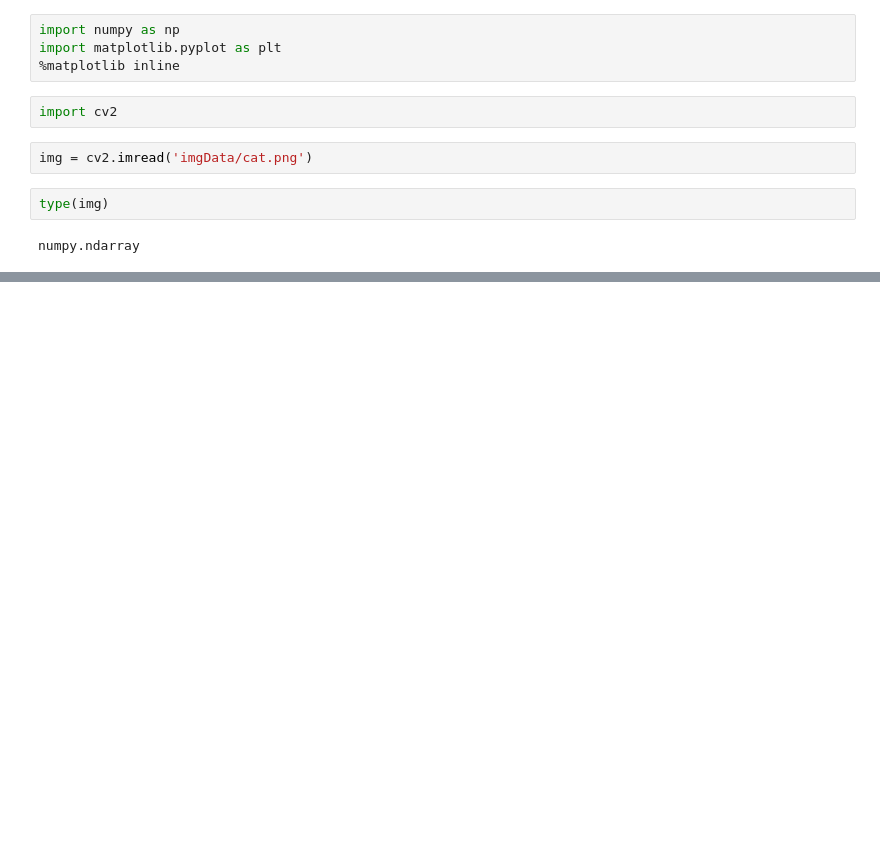
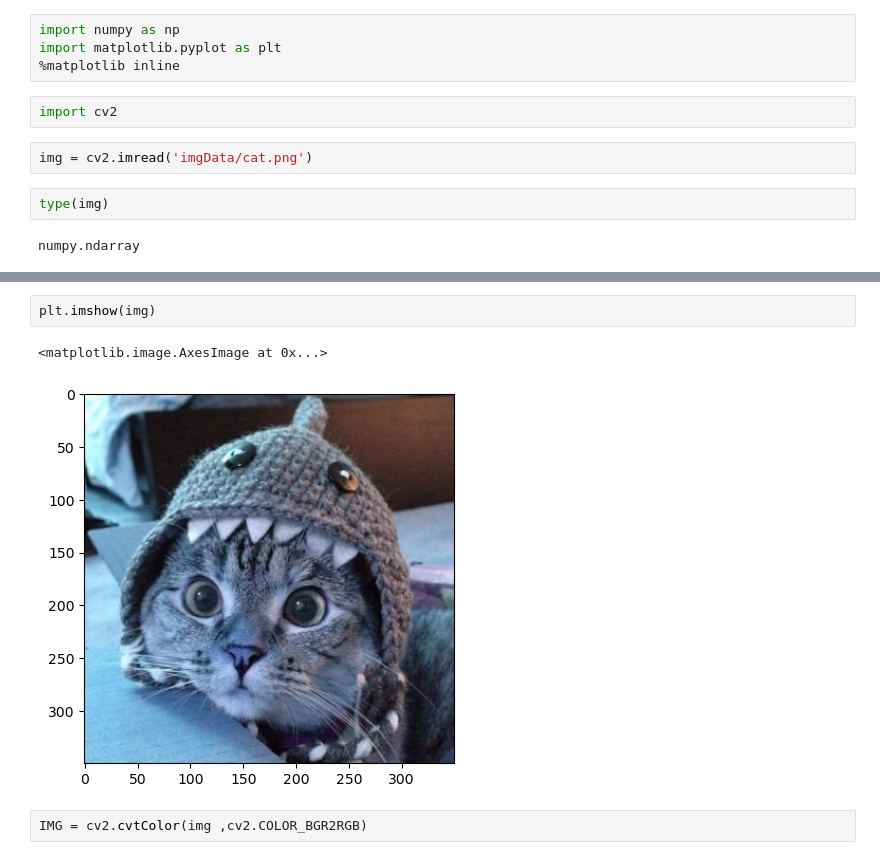
Before and after one commit to dazz-6/MachineLearning, a Jupyter notebook: OpenCV/compv.ipynb, the cells around one changed output, grey strips where cells are left out. Cells and saved outputs as stored; diff of their text form; blank space fills up the shorter version.

```diff
--- a/OpenCV/compv.ipynb
+++ b/OpenCV/compv.ipynb
@@ -32,0 +21,7 @@ array([[[234, 255, 254],
+# %%
+plt.imshow(img)
+# %% [output]
+<matplotlib.image.AxesImage at 0x...>
+[figure, added]
+# %%
+IMG = cv2.cvtColor(img ,cv2.COLOR_BGR2RGB)
```
Also changed, not shown: parts of 3 cells of this notebook.
